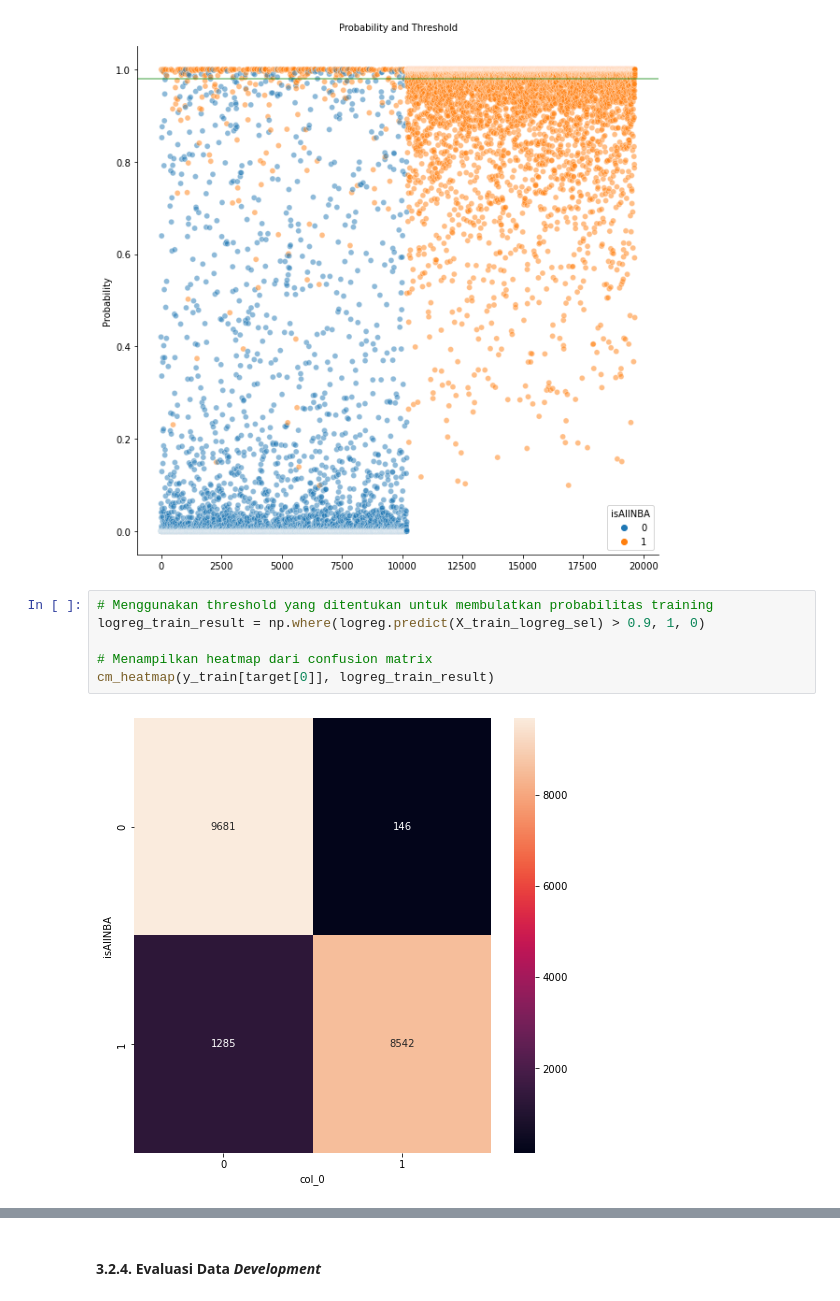
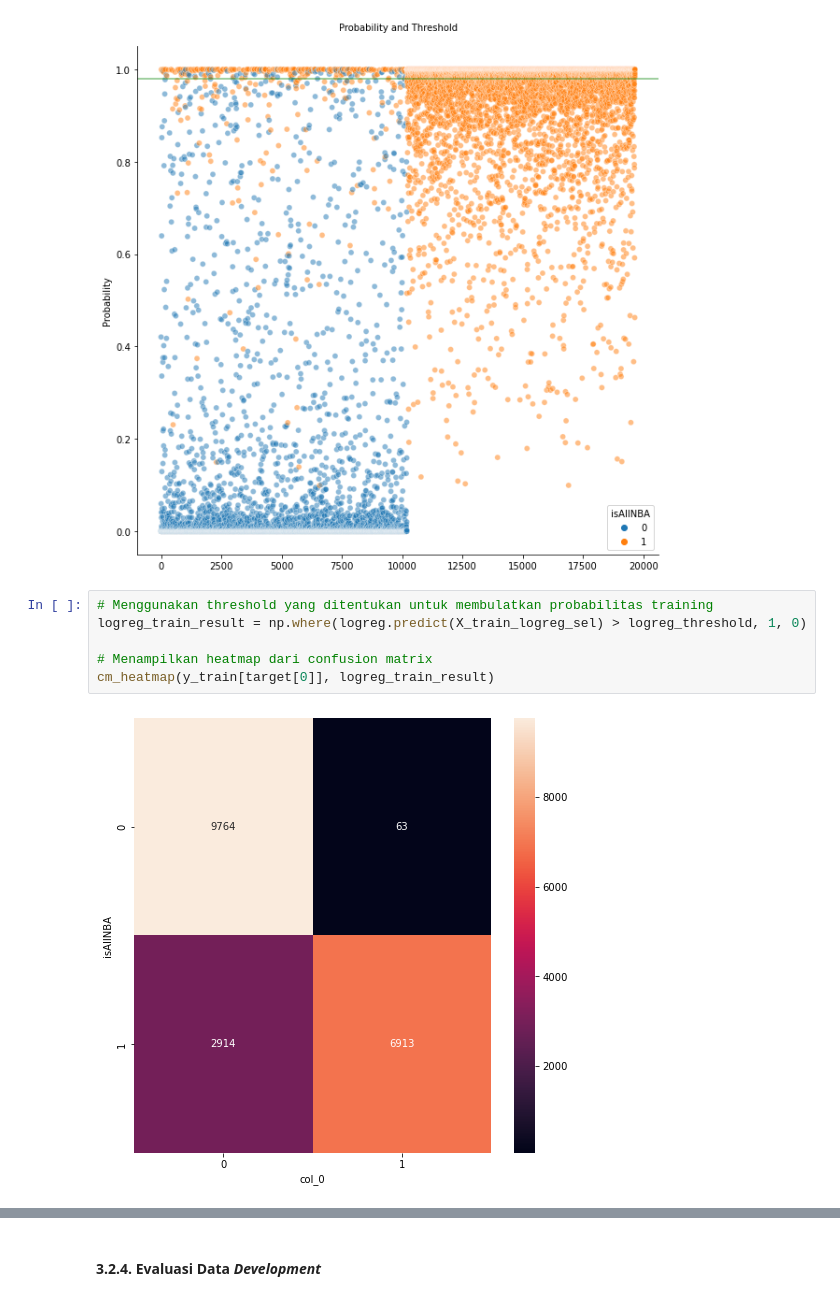
Before and after one commit to dennisjooo/All-NBA-Predictor, a Jupyter notebook: Final Project.ipynb, the cells around one changed output, grey strips where cells are left out. Cells and saved outputs as stored; diff of their text form.

Commit message:
Fixed the threshold for training sets. Changed the title format for comparison plots.

```diff
--- a/Final Project.ipynb
+++ b/Final Project.ipynb
@@ -383,12 +383,12 @@ prob_threshold_plot(logreg.predict(X_train_logreg_sel), hue_tar = y_train['isAll
 [figure]
 # %%
 # Menggunakan threshold yang ditentukan untuk membulatkan probabilitas training
-logreg_train_result = np.where(logreg.predict(X_train_logreg_sel) > 0.9, 1, 0)
+logreg_train_result = np.where(logreg.predict(X_train_logreg_sel) > logreg_threshold, 1, 0)
 
 # Menampilkan heatmap dari confusion matrix
 cm_heatmap(y_train[target[0]], logreg_train_result)
 # %% [output]
-[figure, old version]
+[figure, new version]
 # %%
 # Mengkalkulasi metrik dari probabilitas training
 logreg_train_metrics = eval_metrics(y_train[target[0]], logreg_train_result)
```
Also changed, not shown: parts of 7 cells of this notebook.
